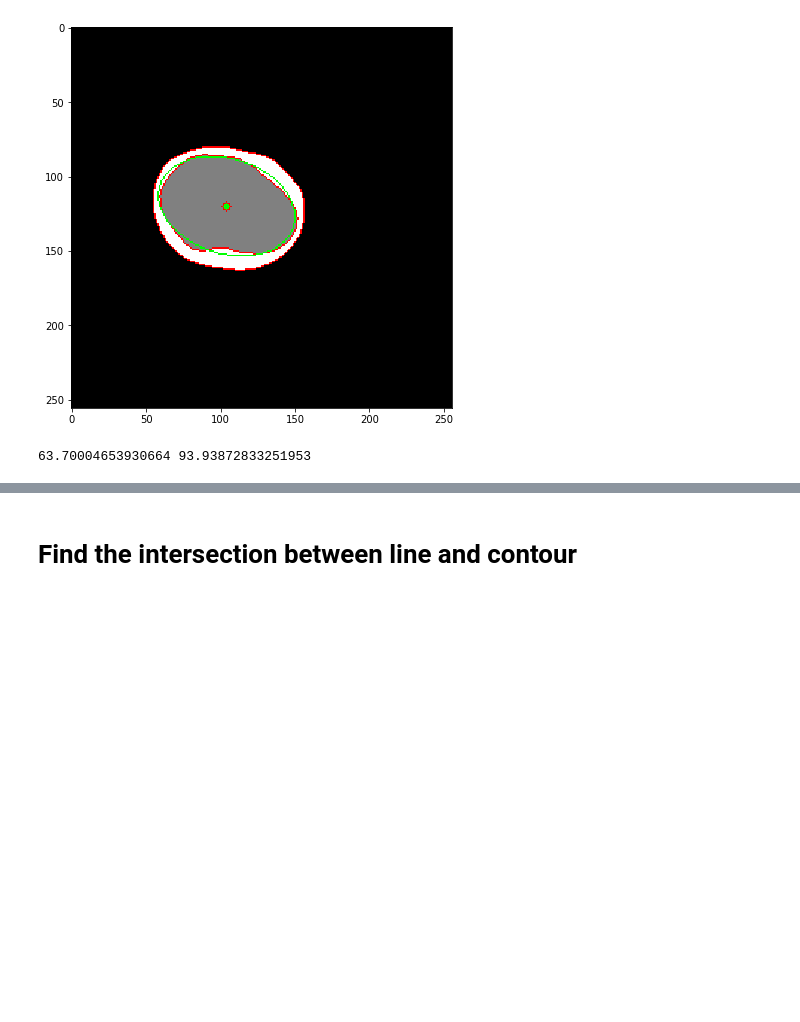
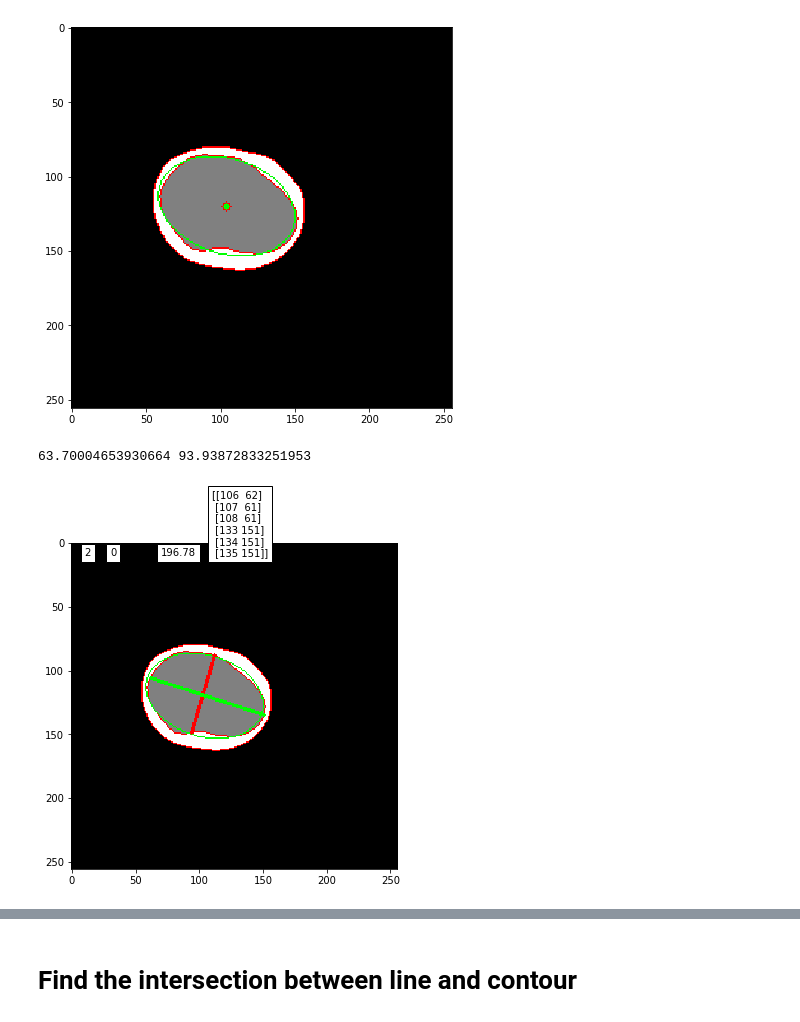
Before and after one commit to paulnguyen81/bloodpressure_ffr, a Jupyter notebook: feature_eccentricity.ipynb, the cells around one changed output, grey strips where cells are left out. Drawn from its saved outputs; the diff is of its cells as text; code cells hidden in the pictures; blank space fills up the shorter version.

Commit message:
functions for lumen diameter and plaque thickness using ellipse angle

```diff
--- a/feature_eccentricity.ipynb
+++ b/feature_eccentricity.ipynb
@@ -117,3 +119,91 @@ plt.imshow(im3)
 print(minaxis,maxaxis)
 # %% [output]
 63.70004653930664 93.93872833251953
+# %%
+def lumen_diameter(i, show=True):
+    frame = im[i]
+    frame8 = cv2.convertScaleAbs(frame,alpha=(255.0/2.0))
+    ret, thresh = cv2.threshold(frame8, 129, 255, 0)
+
+    #rgb only for drawing contours
+    framergb = cv2.cvtColor(frame8,cv2.COLOR_GRAY2RGB)
+    _, contours, hierarchy = cv2.findContours(thresh,cv2.RETR_TREE,cv2.CHAIN_APPROX_NONE)
+    # test contour has parent-child relationship
+    if len(hierarchy[0]) == 2:
+        im2 = framergb.copy()
+        cv2.drawContours(im2, contours, -1, (255,0,0), 1)
+
+
+        plaque_c = contours[0]
+        lumen_c = contours[1]
+        (x, y), (minaxis, maxaxis), angle = cv2.fitEllipse(lumen_c)
+        ellipse = cv2.fitEllipse(lumen_c)
+        cv2.ellipse(im2,ellipse,(0,255,0),1)
+        cv2.circle(im2, (round(x),round(y)), 2, (0,255,0), -1)
+
+        l = 200
+
+        #short axis
+        x1 = x + -l * math.cos(math.radians(angle))
+        y1 = y + -l * math.sin(math.radians(angle))
+        x2 = x + l * math.cos(math.radians(angle))
+        y2 = y + l * math.sin(math.radians(angle))
+
+        #intersection short axis
+        lineimg = np.zeros((256,256), np.uint8)
+        cv2.line(lineimg, (round(x1),round(y1)),(round(x2), round(y2)), (255,0,0),2)
+        contourimg = np.zeros((256,256,3), np.uint8)
+        cv2.drawContours(contourimg, lumen_c, -1, (255,255,255), 1)
+        contourimg = cv2.cvtColor(contourimg, cv2.COLOR_BGR2GRAY)
+        imgcombo = cv2.bitwise_and(lineimg,contourimg)
+        intersect = np.argwhere(imgcombo == 255)
+        x1 = intersect[0][1]
+        y1 = intersect[0][0]
+        x2 = intersect[-1][1]
+        y2 = intersect[-1][0]
+        #the x,y coordinates are backwards when the intersection is found
+
+
+        cv2.line(im2, (round(x1),round(y1)),(round(x2), round(y2)), (255,0,0),2)
+        #red line short
+
+        #long axis
+        angle = angle +90
+        x1 = x + -l * math.cos(math.radians(angle))
+        y1 = y + -l * math.sin(math.radians(angle))
+        x2 = x + l * math.cos(math.radians(angle))
+        y2 = y + l * math.sin(math.radians(angle))
+
+        #intersection long axis
+        lineimg = np.zeros((256,256), np.uint8)
+        cv2.line(lineimg, (round(x1),round(y1)),(round(x2), round(y2)), (255,0,0),2)
+        contourimg = np.zeros((256,256,3), np.uint8)
+        cv2.drawContours(contourimg, lumen_c, -1, (255,255,255), 1)
+        contourimg = cv2.cvtColor(contourimg, cv2.COLOR_BGR2GRAY)
+        imgcombo = cv2.bitwise_and(lineimg,contourimg)
+        intersect = np.argwhere(imgcombo == 255)
+        x1 = intersect[0][1]
+        y1 = intersect[0][0]
+        x2 = intersect[-1][1]
+        y2 = intersect[-1][0]
+
+        cv2.line(im2, (round(x1),round(y1)),(round(x2), round(y2)), (0,255,0),2)
+        #green line long
+
+        plt.figure(figsize=[6,6])
+        plt.text(10,10,len(hierarchy[0]), bbox={'facecolor':'white'})
+        plt.text(30,10,i, bbox={'facecolor':'white'})
+        plt.text(70,10,round(angle,2), bbox={'facecolor':'white'})
+        plt.text(110,10,intersect, bbox={'facecolor':'white'})
+        plt.imshow(im2)
+
+
+
+
+
+
+
+for i in range(0,im.shape[0])[::100]:
+    lumen_diameter(i)
+# %% [output]
+[figure, added]
```
Also changed, not shown: parts of 4 cells of this notebook.
